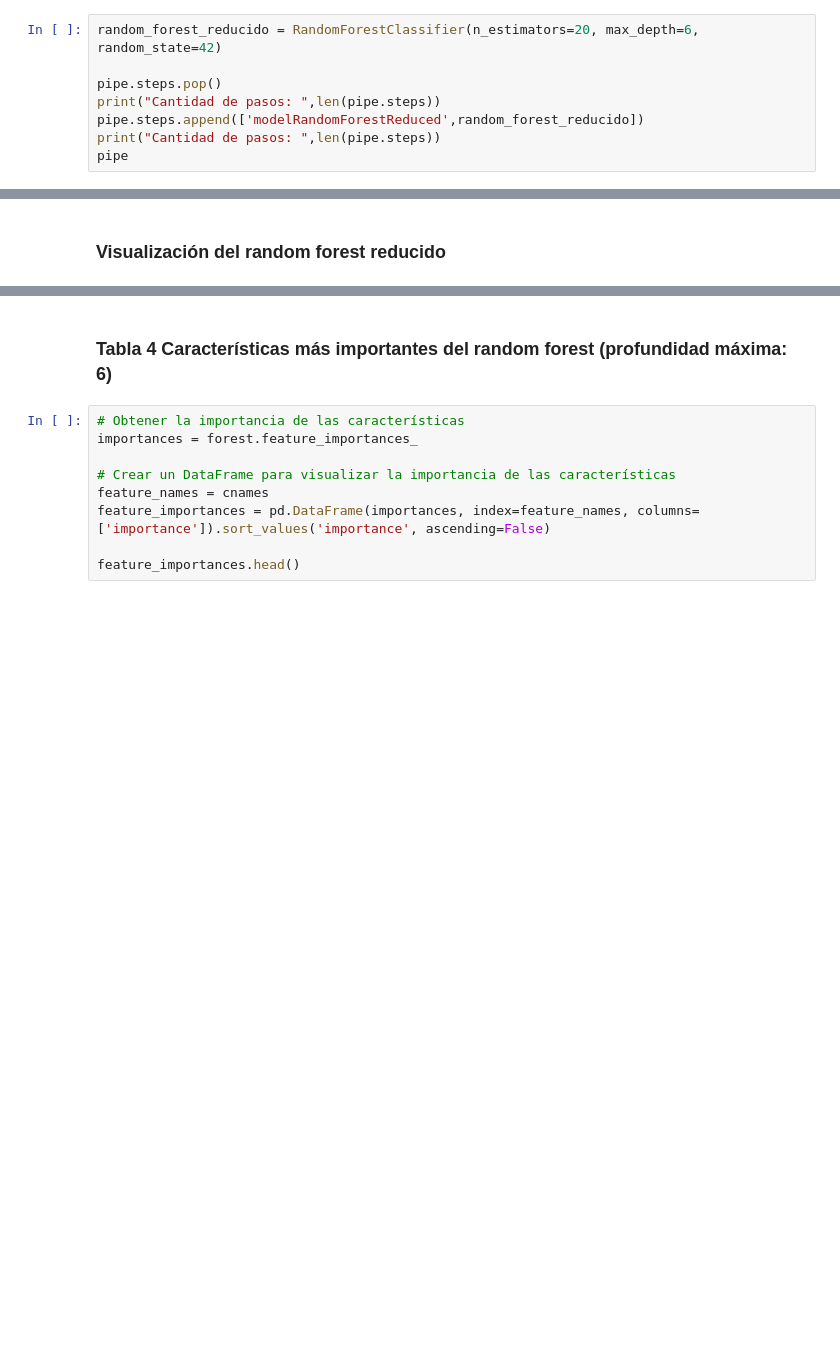
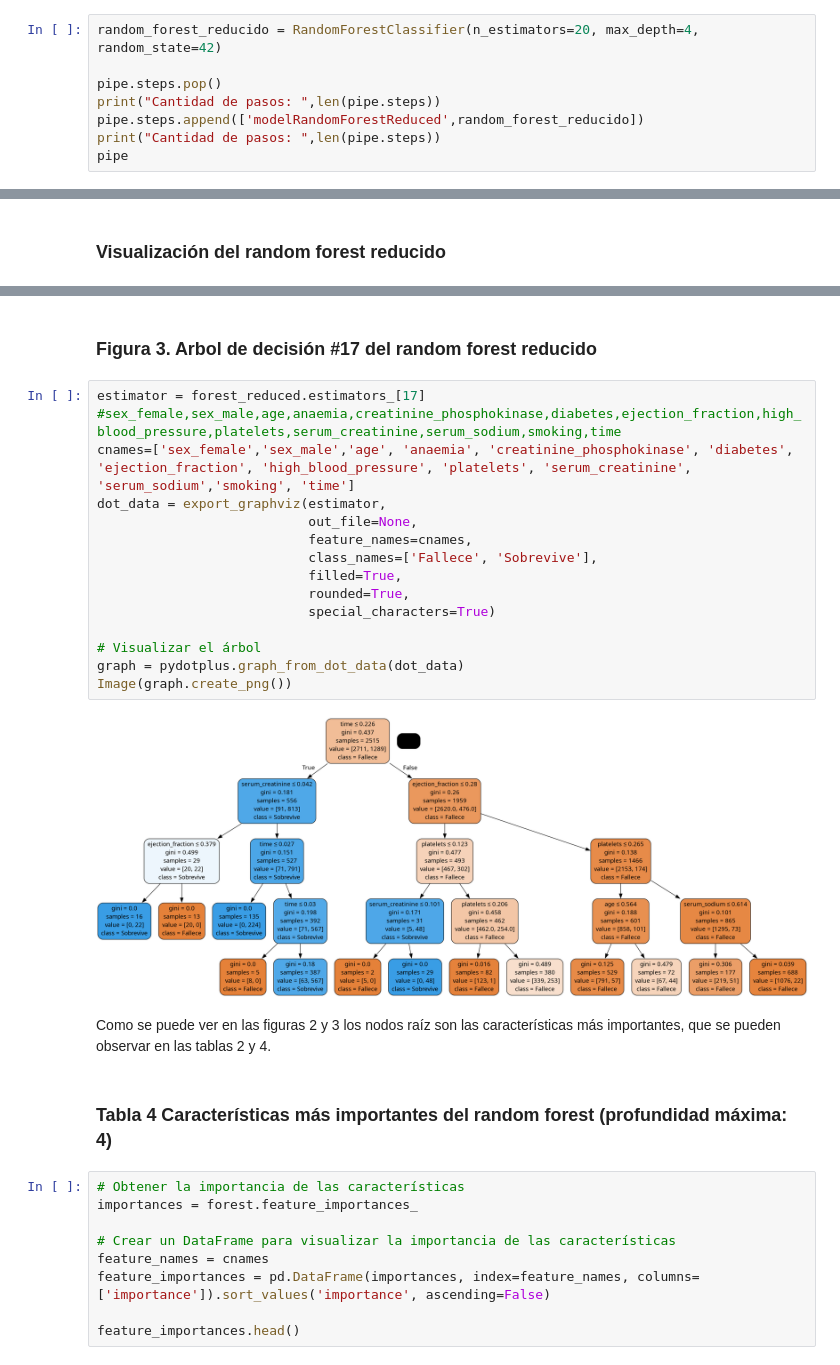
Before and after one commit to juandtap/ML_Random_Forest_SVM, a Jupyter notebook: ML_clasificacion_random_forest_svm_FASE2.ipynb, the cells around one changed output, grey strips where cells are left out. Drawn from its saved outputs; the diff is of its cells as text; blank space fills up the shorter version.

```diff
--- a/ML_clasificacion_random_forest_svm_FASE2.ipynb
+++ b/ML_clasificacion_random_forest_svm_FASE2.ipynb
@@ -343,5 +343,5 @@ Los árboles de decisión del random forest fueron definidos con una profundidad
 # %%
-random_forest_reducido = RandomForestClassifier(n_estimators=20, max_depth=6, random_state=42)
+random_forest_reducido = RandomForestClassifier(n_estimators=20, max_depth=4, random_state=42)
 
 pipe.steps.pop()
 print("Cantidad de pasos: ",len(pipe.steps))
@@ -496,5 +496,26 @@ Image(graph.create_png())
+# %% [markdown]
+### Figura 3. Arbol de decisión #17 del random forest reducido
+# %%
+estimator = forest_reduced.estimators_[17]
+#sex_female,sex_male,age,anaemia,creatinine_phosphokinase,diabetes,ejection_fraction,high_blood_pressure,platelets,serum_creatinine,serum_sodium,smoking,time
+cnames=['sex_female','sex_male','age', 'anaemia', 'creatinine_phosphokinase', 'diabetes', 'ejection_fraction', 'high_blood_pressure', 'platelets', 'serum_creatinine', 'serum_sodium','smoking', 'time']
+dot_data = export_graphviz(estimator,
+                           out_file=None,
+                           feature_names=cnames,
+                           class_names=['Fallece', 'Sobrevive'],
+                           filled=True,
+                           rounded=True,
+                           special_characters=True)
+
+# Visualizar el árbol
+graph = pydotplus.graph_from_dot_data(dot_data)
+Image(graph.create_png())
+# %% [output]
+[figure, added]
+# %% [markdown]
+Como se puede ver en las figuras 2 y 3 los nodos raíz son las características más importantes, que se pueden observar en las tablas 2 y 4.
 # %% [markdown]
-### Tabla 4 Características más importantes del random forest (profundidad máxima: 6)
+### Tabla 4 Características más importantes del random forest (profundidad máxima: 4)
 # %%
 # Obtener la importancia de las características
 importances = forest.feature_importances_
```
Also changed, not shown: parts of 8 cells of this notebook.
